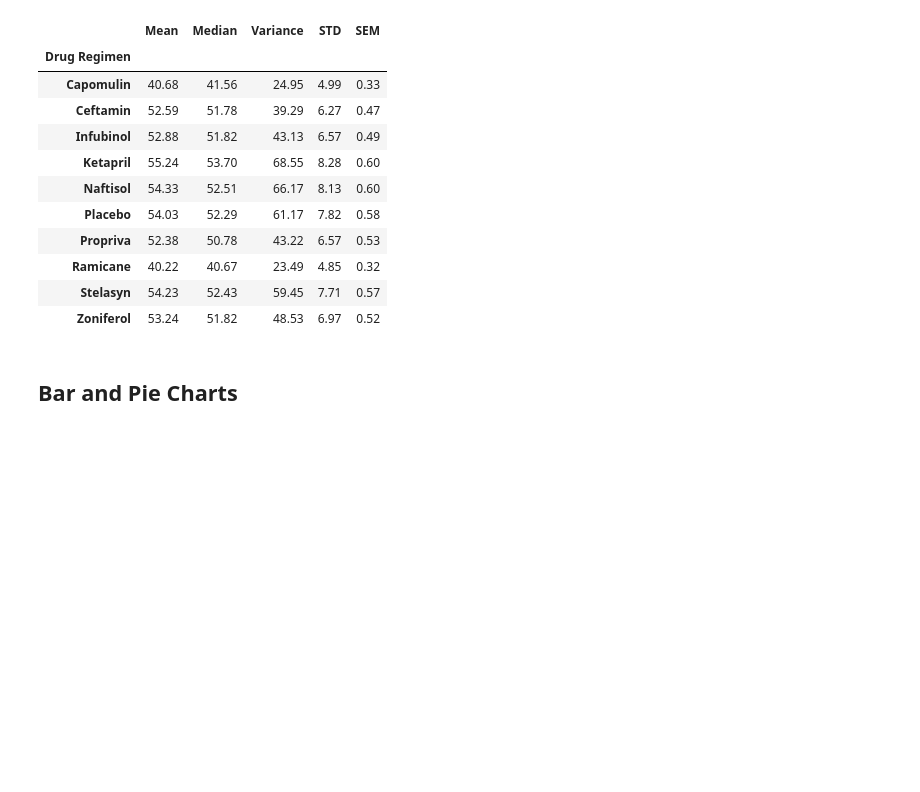
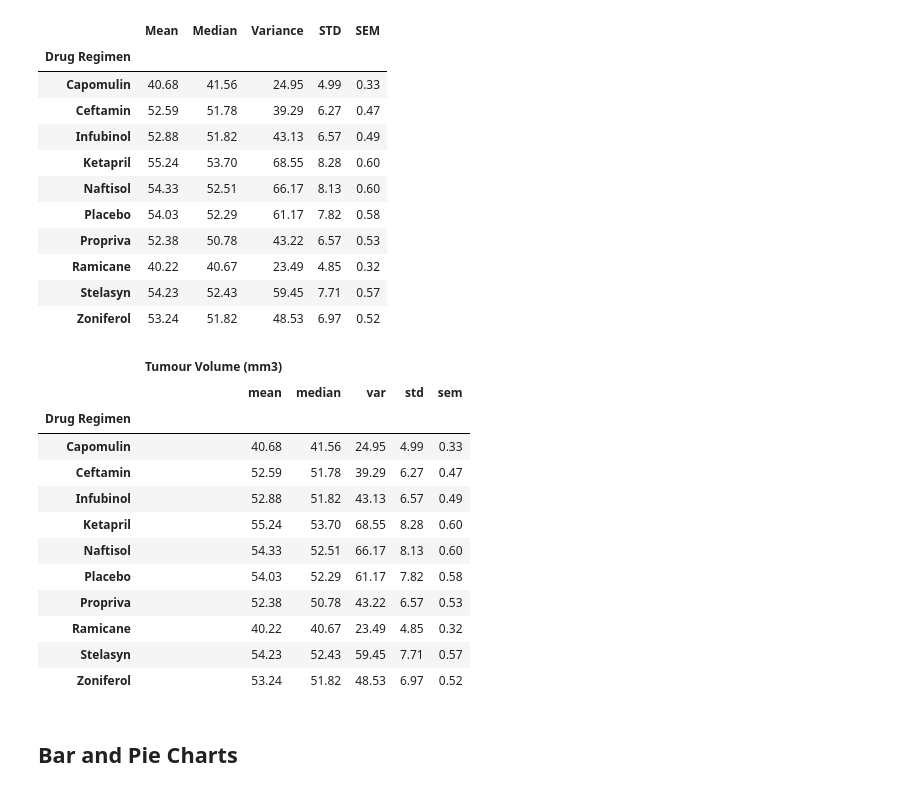
Before and after one commit to Johnenoj29/Matplotlib-challenge, a Jupyter notebook: Pymaceuticals/pymaceuticals_starter.ipynb, the cells around one changed output. Cells and saved outputs as stored; diff of their text form; code cells hidden in the pictures; blank space fills up the shorter version.

```diff
--- a/Pymaceuticals/pymaceuticals_starter.ipynb
+++ b/Pymaceuticals/pymaceuticals_starter.ipynb
@@ -178,6 +178,34 @@ summary_regimen
 | Ramicane | 40.22 | 40.67 | 23.49 | 4.85 | 0.32 |
 | Stelasyn | 54.23 | 52.43 | 59.45 | 7.71 | 0.57 |
 | Zoniferol | 53.24 | 51.82 | 48.53 | 6.97 | 0.52 |
+# %%
+# Generate a summary statistics table of mean, median, variance, standard deviation, and SEM of the tumour volume for each regimen
+
+# Using the aggregation method, produce the same summary statistics in a single line
+
+single_line = ["mean","median","var","std","sem"]
+
+summary_regimen_single = pd.DataFrame(new_Pymaceuticals_data.groupby("Drug Regimen").agg({"Tumour Volume (mm3)":single_line}))
+
+#create DF with values rounded to 2 decimal points
+
+new_summary_regimen_single = summary_regimen_single.round(decimals = 2)
+
+new_summary_regimen_single
+# %% [output]
+|  | Tumour Volume (mm3) |  |  |  |  |
+|  | mean | median | var | std | sem |
+| Drug Regimen |  |  |  |  |  |
+| Capomulin | 40.68 | 41.56 | 24.95 | 4.99 | 0.33 |
+| Ceftamin | 52.59 | 51.78 | 39.29 | 6.27 | 0.47 |
+| Infubinol | 52.88 | 51.82 | 43.13 | 6.57 | 0.49 |
+| Ketapril | 55.24 | 53.70 | 68.55 | 8.28 | 0.60 |
+| Naftisol | 54.33 | 52.51 | 66.17 | 8.13 | 0.60 |
+| Placebo | 54.03 | 52.29 | 61.17 | 7.82 | 0.58 |
+| Propriva | 52.38 | 50.78 | 43.22 | 6.57 | 0.53 |
+| Ramicane | 40.22 | 40.67 | 23.49 | 4.85 | 0.32 |
+| Stelasyn | 54.23 | 52.43 | 59.45 | 7.71 | 0.57 |
+| Zoniferol | 53.24 | 51.82 | 48.53 | 6.97 | 0.52 |
 # %% [markdown]
 ## Bar and Pie Charts
 # %%
```
